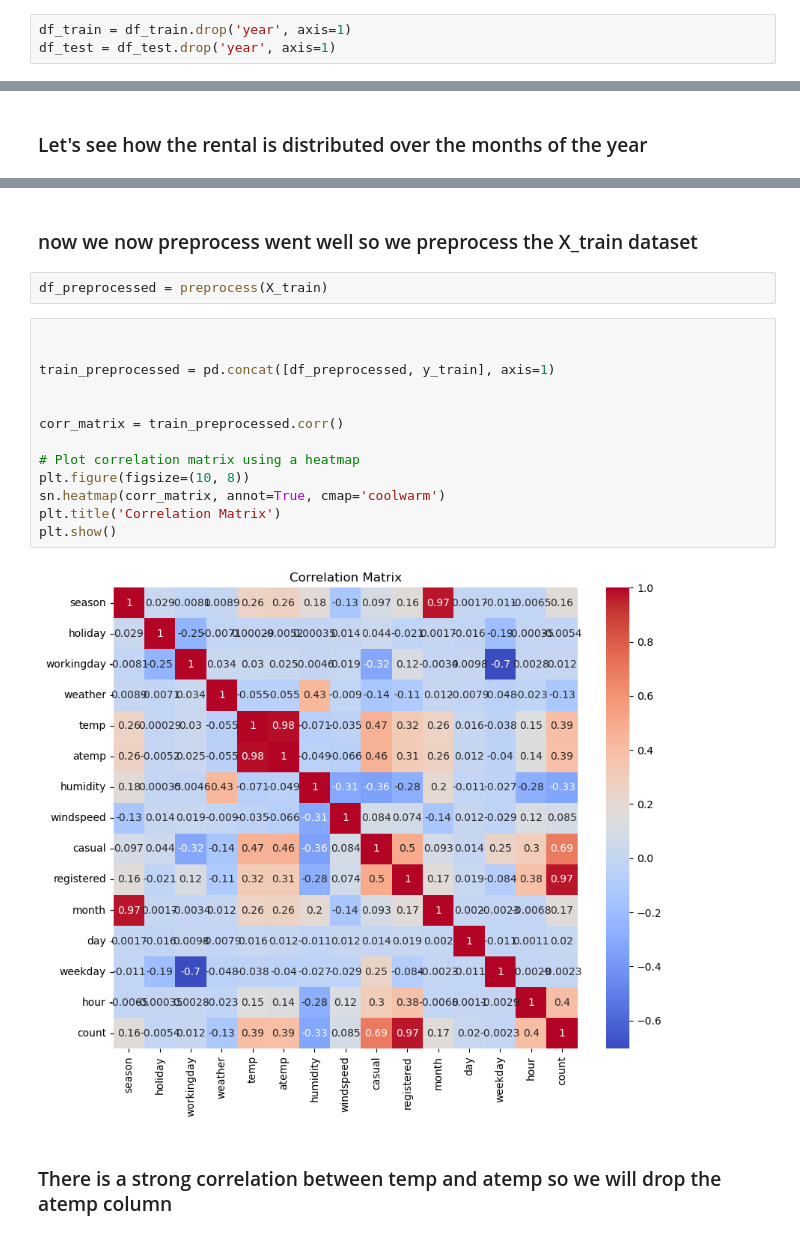
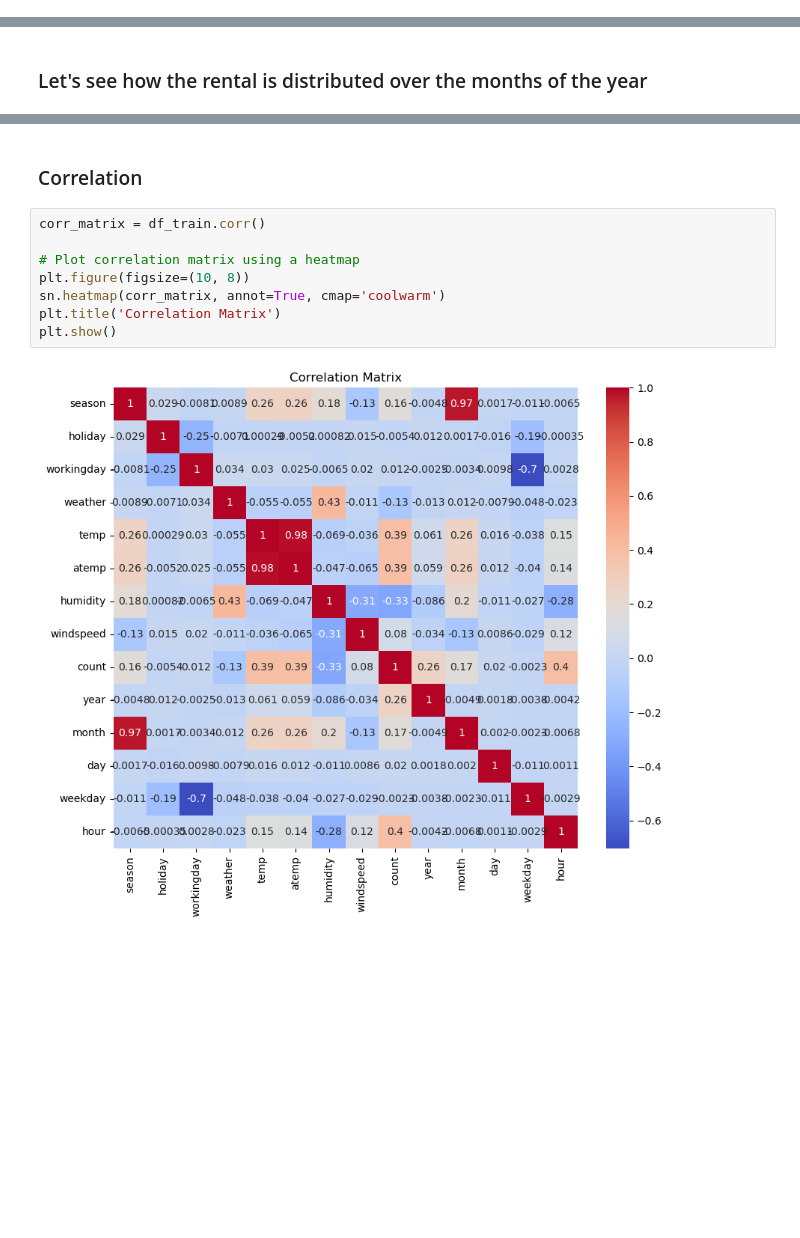
Before and after one commit to michal1701/WB-BikeSharingDemand-2023-MM-MB-PS, a Jupyter notebook: Bike_Sharing_Demand4.ipynb, the cells around one changed output, grey strips where cells are left out. Drawn from its saved outputs; the diff is of its cells as text; blank space fills up the shorter version.

```diff
--- a/Bike_Sharing_Demand4.ipynb
+++ b/Bike_Sharing_Demand4.ipynb
@@ -219,8 +179,5 @@ array([2011, 2012])
 # %% [markdown]
 ### We can now drop the datetime column
-# %%
-df_train = df_train.drop('year', axis=1)
-df_test = df_test.drop('year', axis=1)
 # %%
 df_train = df_train.drop('datetime', axis=1)
 df_test = df_test.drop('datetime', axis=1)
@@ -427,23 +377,14 @@ plt.show()
 # %% [output]
 [figure]
 # %% [markdown]
-### now we now preprocess went well so we preprocess the X_train dataset
+### Correlation
-# %%
-df_preprocessed = preprocess(X_train)
 # %%
-
-
-train_preprocessed = pd.concat([df_preprocessed, y_train], axis=1)
-
-
-corr_matrix = train_preprocessed.corr()
+corr_matrix = df_train.corr()
 
 # Plot correlation matrix using a heatmap
 plt.figure(figsize=(10, 8))
 sn.heatmap(corr_matrix, annot=True, cmap='coolwarm')
 plt.title('Correlation Matrix')
 plt.show()
 # %% [output]
-[figure, old version]
+[figure, new version]
-# %% [markdown]
-### There is a strong correlation between temp and atemp so we will drop the atemp column
```
Also changed, not shown: parts of 45 cells of this notebook.
